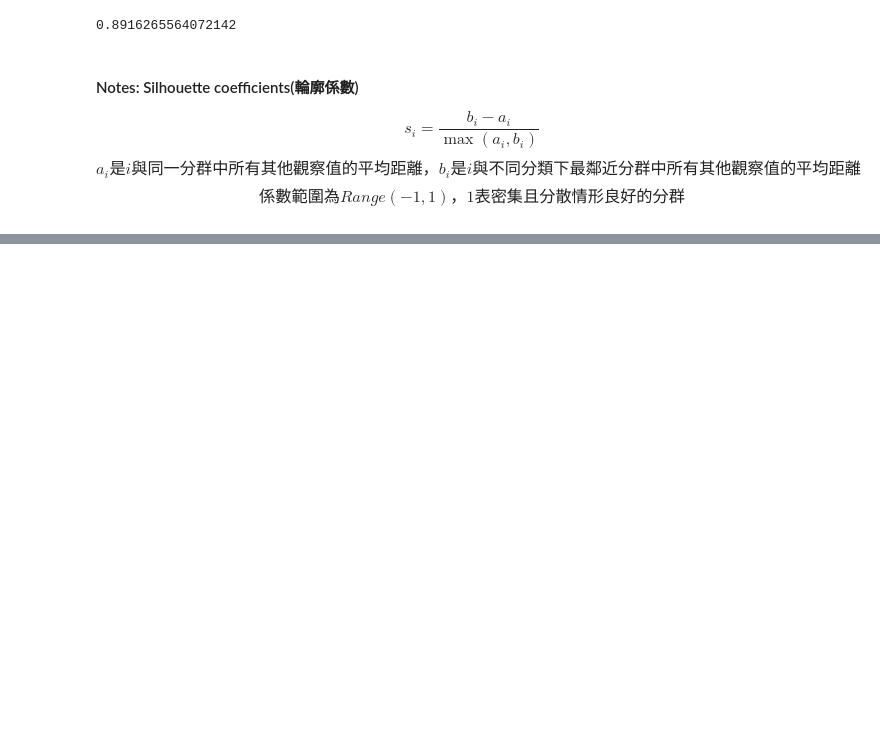
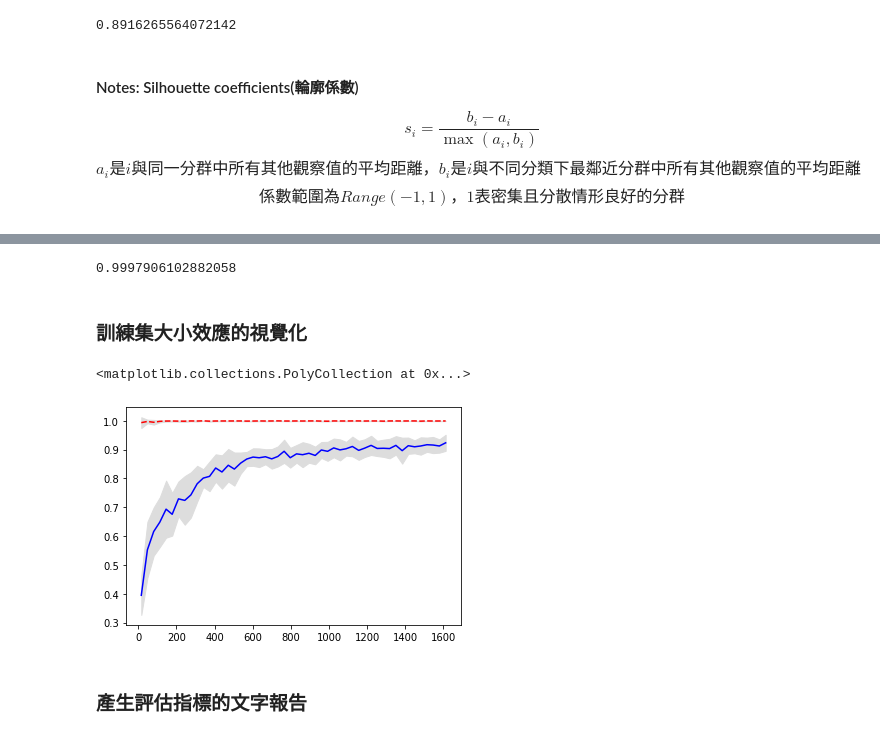
Before and after one commit to sychen6192/python_notes, a Jupyter notebook: 錦囊妙計ch11~ch12.ipynb, the cells around one changed output, grey strips where cells are left out. Drawn from its saved outputs; the diff is of its cells as text; code cells hidden in the pictures; blank space fills up the shorter version.

```diff
--- a/錦囊妙計ch11~ch12.ipynb
+++ b/錦囊妙計ch11~ch12.ipynb
@@ -331,0 +346,11 @@ $$係數範圍為Range(-1,1)，1表密集且分散情形良好的分群$$
+# %%
+# score = make_scorer(custom_metrics, greater_is_better=True)
+clf = Ridge()
+model = clf.fit(X_train, y_train)
+y_pred = clf.predict(X_test)
+custom_metrics(y_test, y_pred)
+score(model, X_test, y_test) # 如果是有套用model的，要丟features
+# %% [output]
+0.9997906102882058
+# %% [markdown]
+### 訓練集大小效應的視覺化
@@ -331,0 +363,21 @@ $$係數範圍為Range(-1,1)，1表密集且分散情形良好的分群$$
+# %%
+digits = load_digits()
+features, target = digits.data , digits.target
+rf = RandomForestClassifier()
+train_sizes, train_scores, test_scores = learning_curve(rf, features, target, cv=10, scoring="accuracy", n_jobs=-1, train_sizes=np.linspace(0.01, 1.0, 50))
+# %%
+train_mean = np.mean(train_scores, axis=1)
+train_std = np.std(train_scores, axis=1)
+test_mean = np.mean(test_scores, axis=1)
+test_std = np.std(test_scores, axis=1)
+# %%
+plt.plot(train_sizes, train_mean, '--', c="r", label="Training score")
+plt.plot(train_sizes, test_mean, c='b', label="CV score")
+plt.fill_between(train_sizes, train_mean-train_std, train_mean+train_std, color="#DDDDDD")
+plt.fill_between(train_sizes, test_mean-test_std, test_mean+test_std, color="#DDDDDD")
+plt.title("Learning")
+# %% [output]
+<matplotlib.collections.PolyCollection at 0x...>
+[figure, added]
+# %% [markdown]
+### 產生評估指標的文字報告
```
Also changed, not shown: parts of 39 cells of this notebook.
